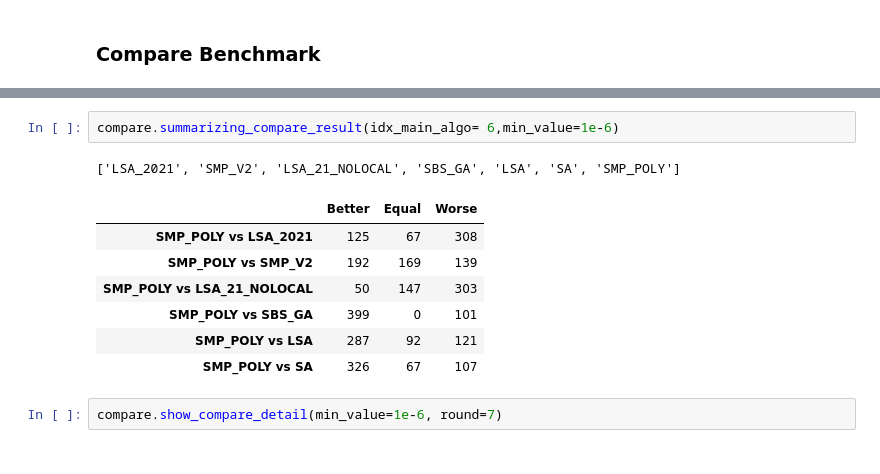
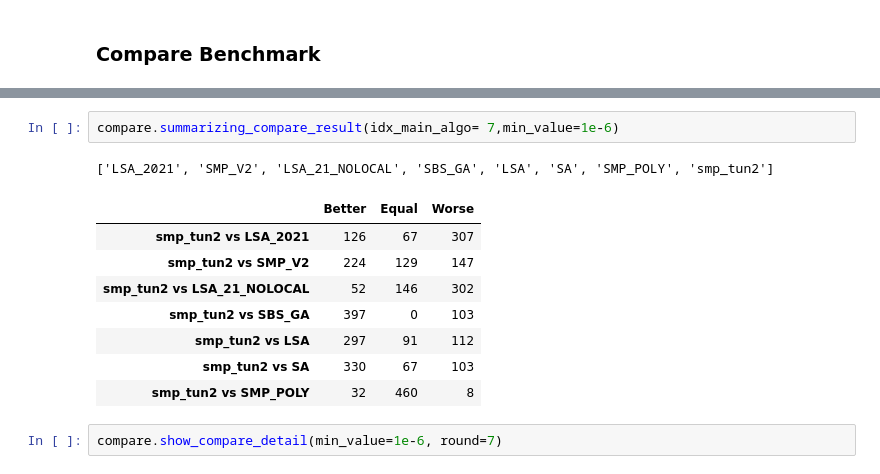
Before and after one commit to KM-MSO/MFEA_MSO, a Jupyter notebook: 7_multi_run.ipynb, the cells around one changed output, grey strips where cells are left out. Drawn from its saved outputs; the diff is of its cells as text.

```diff
--- a/7_multi_run.ipynb
+++ b/7_multi_run.ipynb
@@ -25,14 +26,15 @@ compare = CompareResultBenchmark(path_folder="./RESULTS/result/GECCO20", ls_benc
 # %%
-compare.summarizing_compare_result(idx_main_algo= 6,min_value=1e-6)
+compare.summarizing_compare_result(idx_main_algo= 7,min_value=1e-6)
 # %% [output]
-['LSA_2021', 'SMP_V2', 'LSA_21_NOLOCAL', 'SBS_GA', 'LSA', 'SA', 'SMP_POLY']
+['LSA_2021', 'SMP_V2', 'LSA_21_NOLOCAL', 'SBS_GA', 'LSA', 'SA', 'SMP_POLY', 'smp_tun2']
 |  | Better | Equal | Worse |
-| SMP_POLY vs LSA_2021 | 125 | 67 | 308 |
-| SMP_POLY vs SMP_V2 | 192 | 169 | 139 |
-| SMP_POLY vs LSA_21_NOLOCAL | 50 | 147 | 303 |
-| SMP_POLY vs SBS_GA | 399 | 0 | 101 |
-| SMP_POLY vs LSA | 287 | 92 | 121 |
-| SMP_POLY vs SA | 326 | 67 | 107 |
+| smp_tun2 vs LSA_2021 | 126 | 67 | 307 |
+| smp_tun2 vs SMP_V2 | 224 | 129 | 147 |
+| smp_tun2 vs LSA_21_NOLOCAL | 52 | 146 | 302 |
+| smp_tun2 vs SBS_GA | 397 | 0 | 103 |
+| smp_tun2 vs LSA | 297 | 91 | 112 |
+| smp_tun2 vs SA | 330 | 67 | 103 |
+| smp_tun2 vs SMP_POLY | 32 | 460 | 8 |
 # %%
 compare.show_compare_detail(min_value=1e-6, round=7)
 # %% [output]
```
Also changed, not shown: parts of 1 cell of this notebook.
